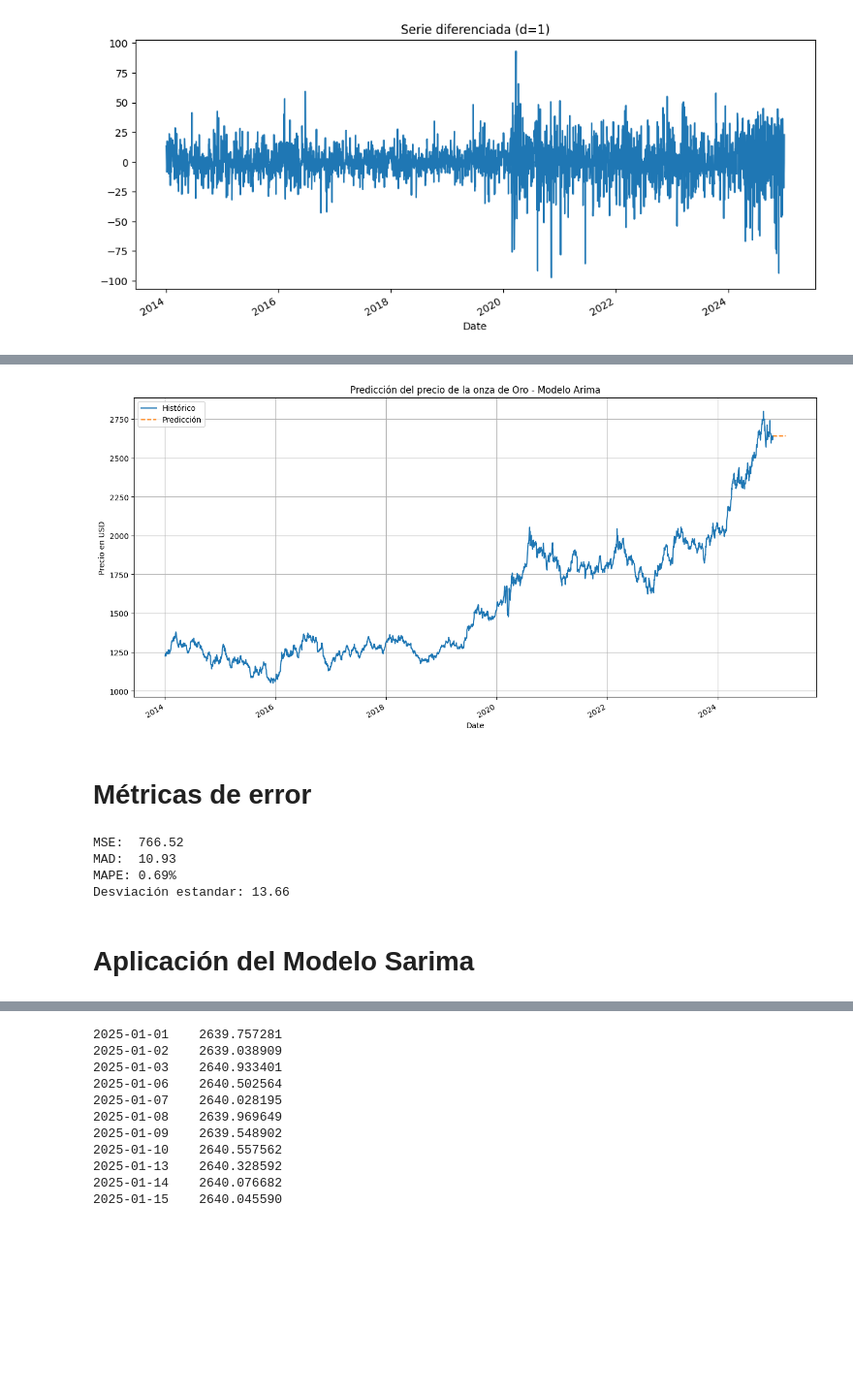
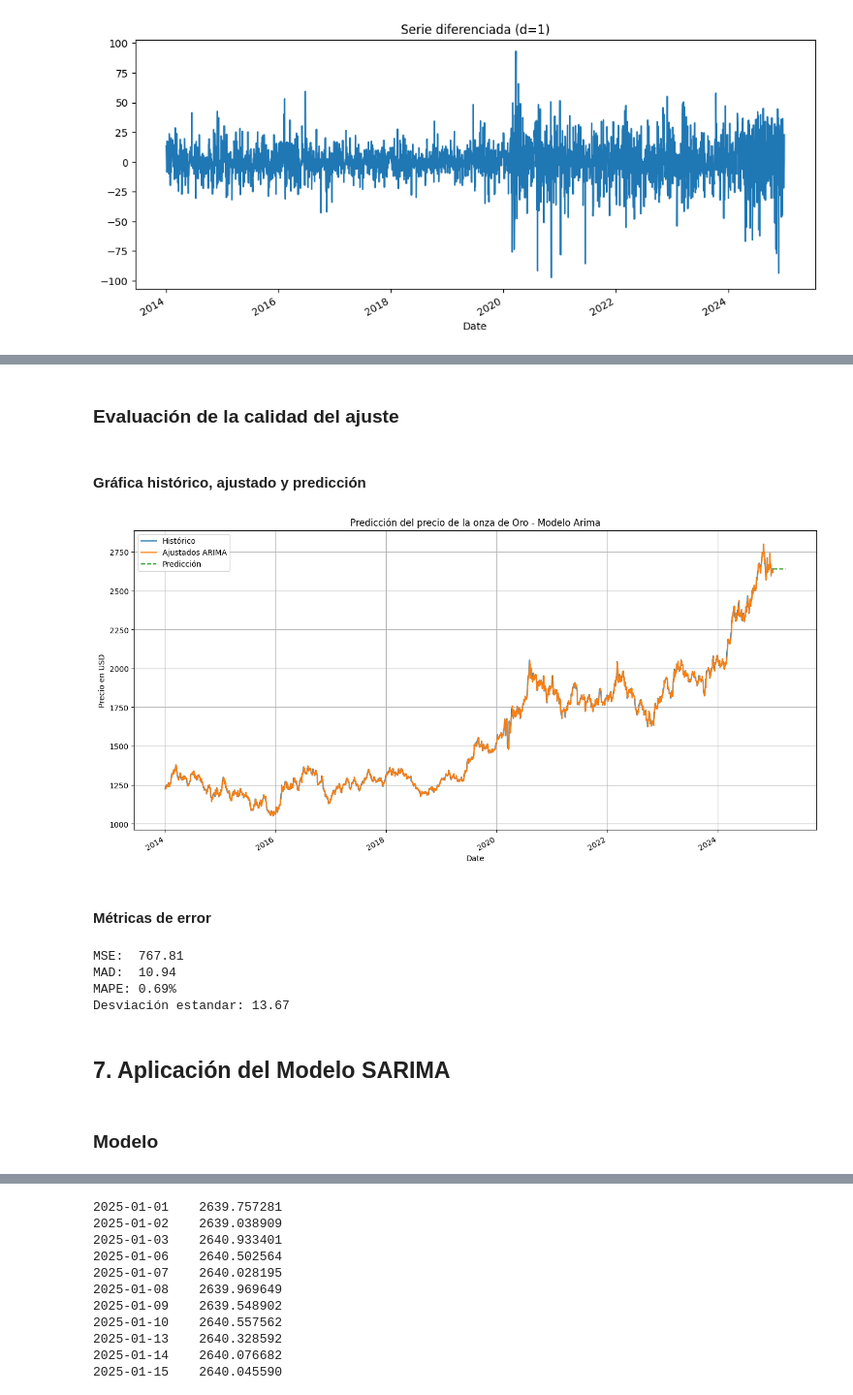
Before and after one commit to edreyesc/ProyectoFinal, a Jupyter notebook: proyectoFinal.ipynb, the cells around one changed output, grey strips where cells are left out. Shown at 97% size. Drawn from its saved outputs; the diff is of its cells as text; code cells hidden in the pictures; blank space fills up the shorter version.

```diff
--- a/proyectoFinal.ipynb
+++ b/proyectoFinal.ipynb
@@ -213,0 +99,3 @@ DatetimeIndex(['2025-01-01', '2025-01-02', '2025-01-03', '2025-01-06',
+# %%
+# Ordenar el dataframe ya que según lo que se observó en la inspección inicial, se inicia desde el 2024 al 2014
+df_gold.sort_index(inplace=True)
@@ -213,0 +179,4 @@ DatetimeIndex(['2025-01-01', '2025-01-02', '2025-01-03', '2025-01-06',
+# %%
+ultima_fecha = df_gold.index[-1]
+fechas_futuras = pd.bdate_range(start=ultima_fecha + pd.Timedelta(days=1), periods=60)
+print(fechas_futuras)
@@ -311,6 +323,6 @@ plt.show()
 # %%
-#--- Modelo 1: ARIMA(0,1,0)
-modelo_arima = ARIMA(df_sorted['Price'], order=(2,1,2)).fit()
+#--- Modelo ARIMA(1,1,1)
+modelo_arima = ARIMA(df_gold['Price'], order=(1,1,1)).fit()
 modelo_arima.summary()
 # %% [output]
 SARIMAX Results
@@ -373,22 +370,30 @@ print(prediccion_arima)
 Freq: B, dtype: float64
+# %% [markdown]
+### Evaluación de la calidad del ajuste
+# %% [markdown]
+#### Gráfica histórico, ajustado y predicción
+# %%
+# Valores ajustados
+fitted_arima = modelo_arima.predict(start = 1, end = len(df_gold) - 1, type='leve')
 # %%
 # Gráfica de predicción futura
 plt.figure(figsize=(16,8))
-gold_price_df['Price'].plot(label='Histórico')
+df_gold['Price'].plot(label='Histórico')
+plt.plot(fitted_arima.index, fitted_arima, label="Ajustados ARIMA")
 prediccion_arima.plot(label='Predicción', linestyle='--')
 plt.legend()
 plt.title('Predicción del precio de la onza de Oro - Modelo Arima')
 plt.xlabel('Date')
 plt.ylabel('Precio en USD')
 plt.grid(True)
 plt.show()
 # %% [output]
-[figure, old version]
+[figure, new version]
 # %% [markdown]
-# **Métricas de error**
+#### Métricas de error
 # %%
 ajuste = modelo_arima.fittedvalues
-real = df_sorted['Price']
+real = df_gold['Price']
 
 # MSE
 mse_arima = mean_squared_error(real, ajuste)
@@ -406,10 +411,12 @@ print(f"MAPE: {mape_arima:.2f}%")
 desv_est_arima = mad_arima * 1.25
 print(f"Desviación estandar: {desv_est_arima:.2f}")
 # %% [output]
-MSE:  766.52
-MAD:  10.93
+MSE:  767.81
+MAD:  10.94
 MAPE: 0.69%
-Desviación estandar: 13.66
+Desviación estandar: 13.67
 # %% [markdown]
-# **Aplicación del Modelo Sarima**
+## 7. Aplicación del Modelo SARIMA
+# %% [markdown]
+### Modelo
 # %%
```
Also changed, not shown: parts of 90 cells of this notebook.
